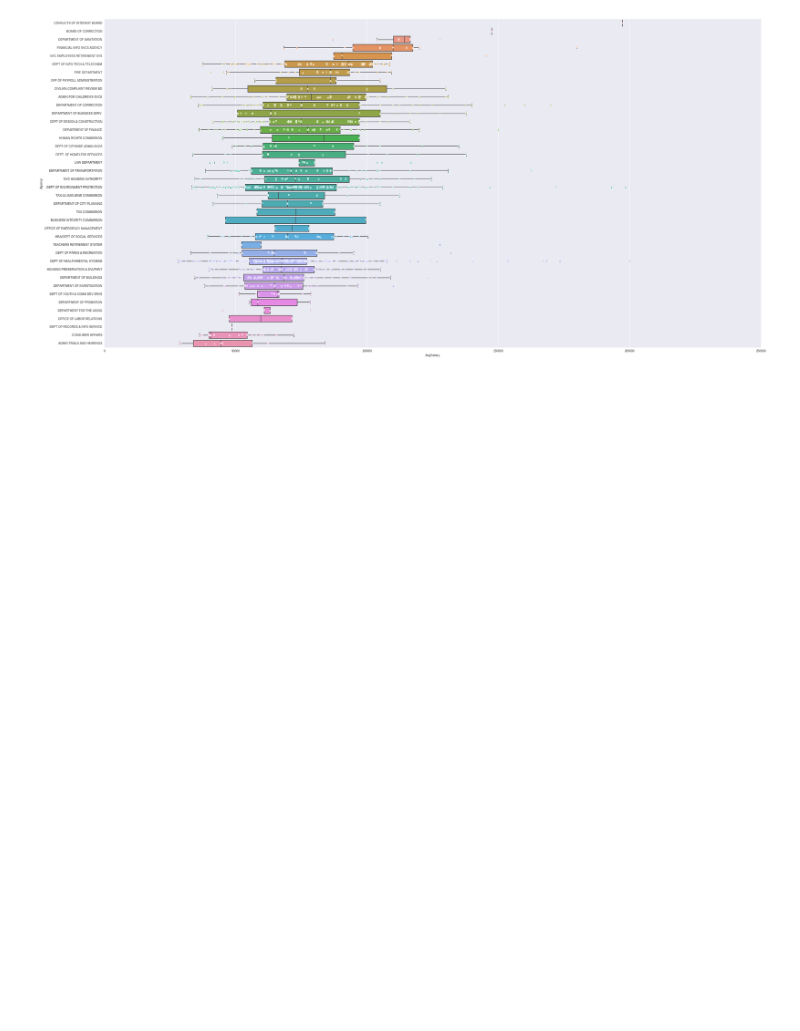
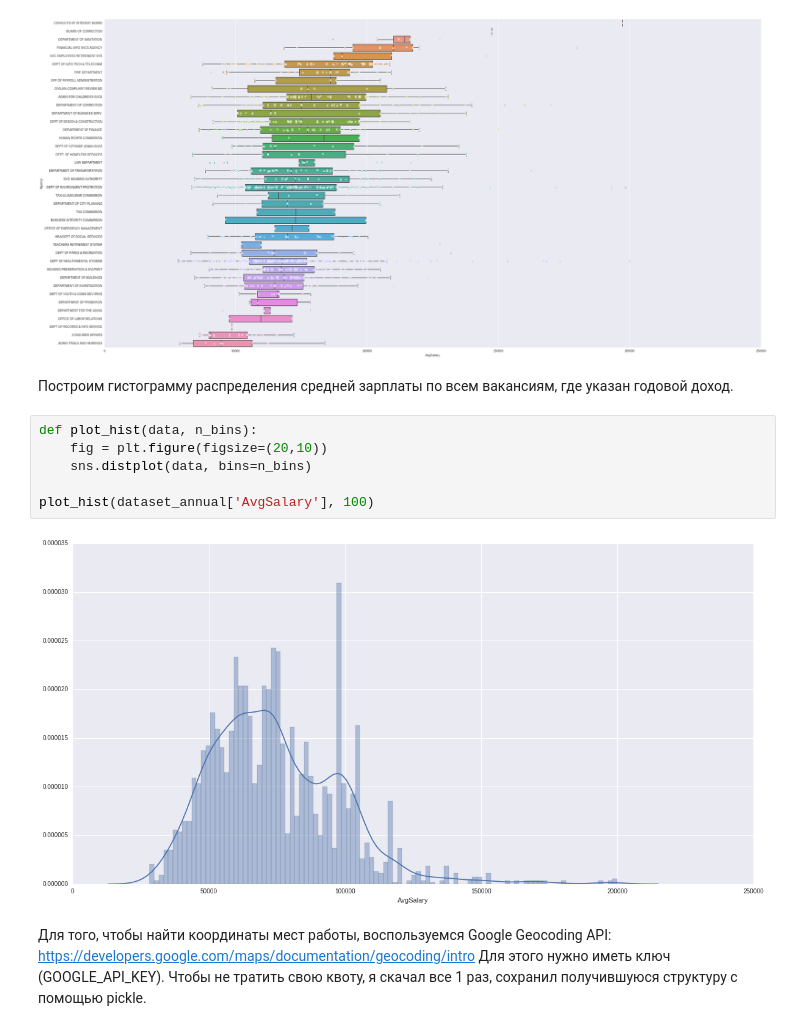
Before and after one commit to grin3s/technosfera_dm_2, a Jupyter notebook: homework2.ipynb, the cells around one changed output. Saved outputs shown, nothing was run; the diff lists cells and outputs as text; blank space fills up the shorter version.

```diff
--- a/homework2.ipynb
+++ b/homework2.ipynb
@@ -89,3 +91,16 @@ dataset_annual = dataset[dataset['Salary Frequency']=="Annual"]
 violin_plot_cat(dataset_annual,'Agency','AvgSalary')
 # %% [output]
 [figure]
+# %% [markdown]
+Построим гистограмму распределения средней зарплаты по всем вакансиям, где указан годовой доход.
+# %%
+def plot_hist(data, n_bins):
+    fig = plt.figure(figsize=(20,10))
+    sns.distplot(data, bins=n_bins)
+
+plot_hist(dataset_annual['AvgSalary'], 100)
+# %% [output]
+[figure, added]
+# %% [markdown]
+Для того, чтобы найти координаты мест работы, воспользуемся Google Geocoding API: https://developers.google.com/maps/documentation/geocoding/intro
+Для этого нужно иметь ключ (GOOGLE_API_KEY). Чтобы не тратить свою квоту, я скачал все 1 раз, сохранил получившуюся структуру с помощью pickle.
```
Also changed, not shown: parts of 4 cells of this notebook, 2 other files.
